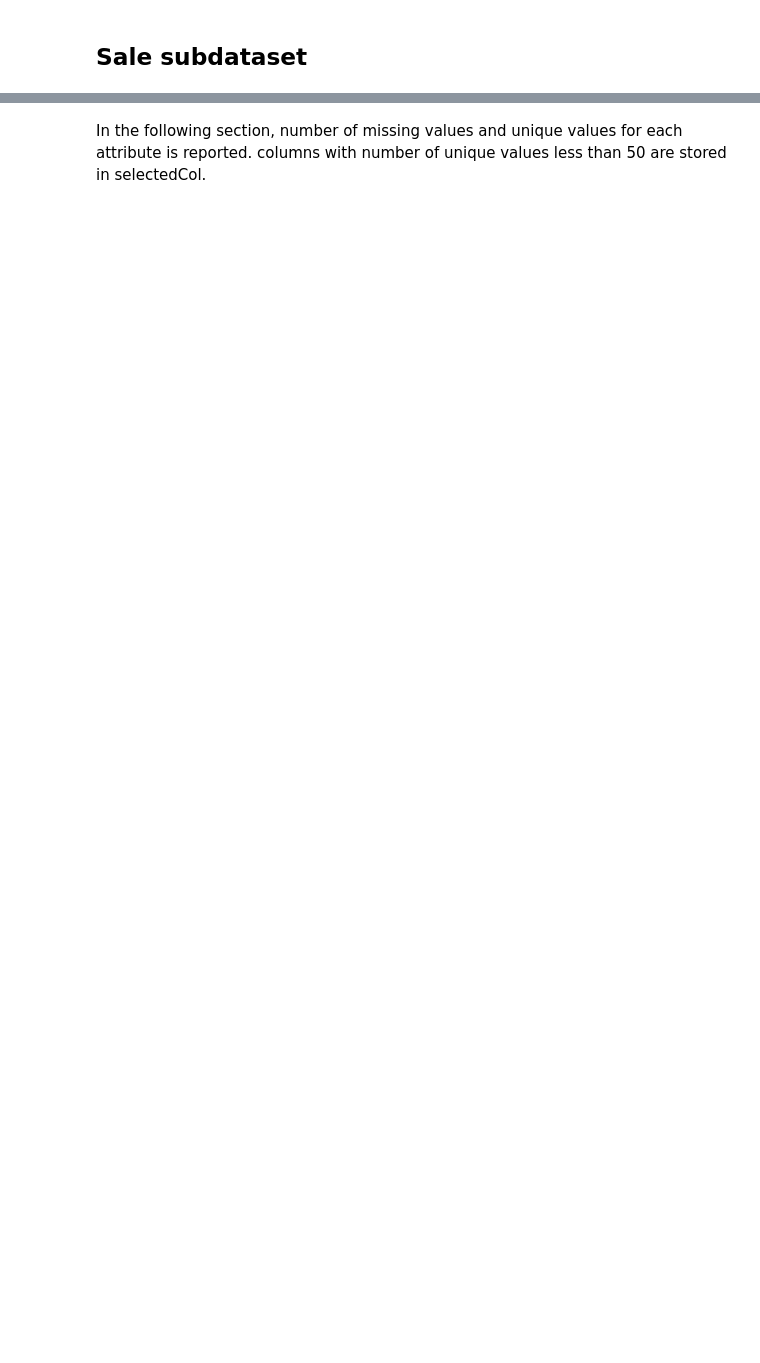
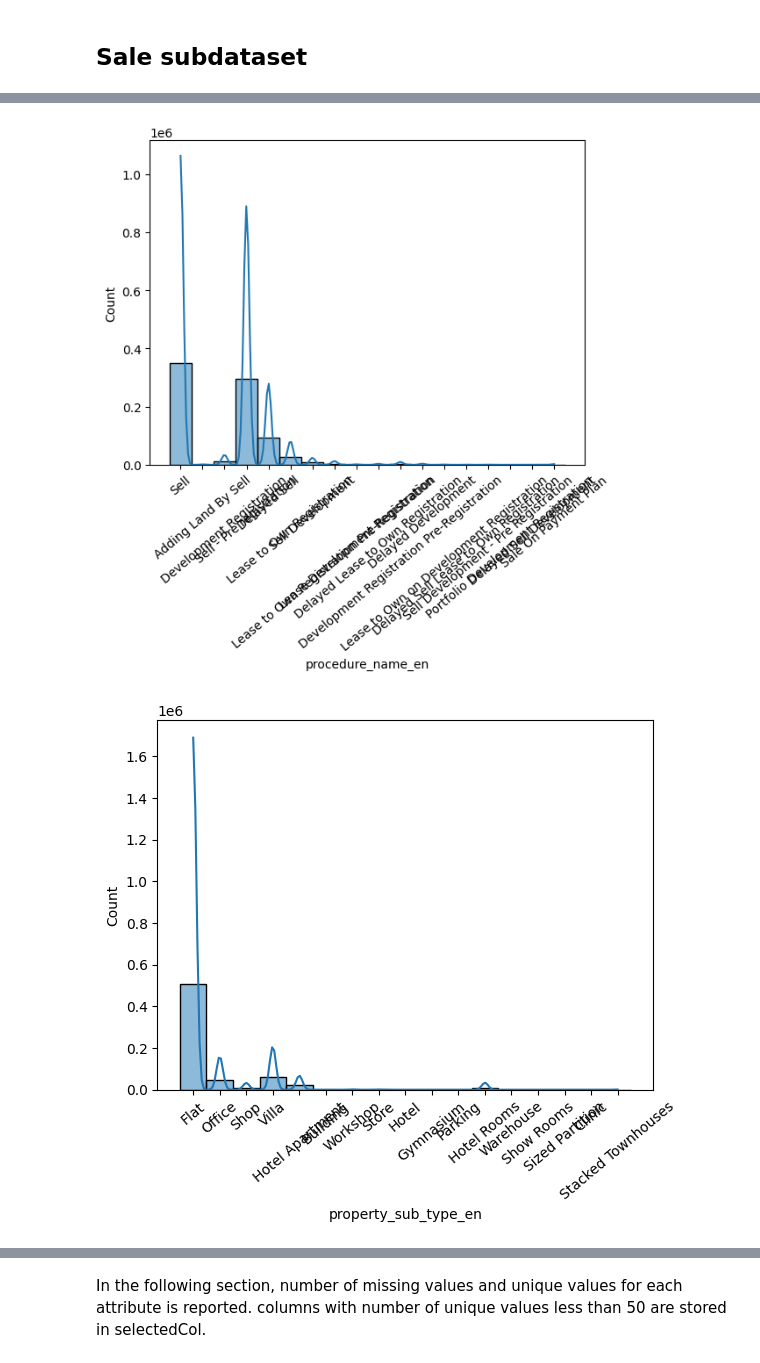
Before and after one commit to vagabondboffin/EDAProject, a Jupyter notebook: DAProject_May7th.ipynb, the cells around one changed output, grey strips where cells are left out. Drawn from its saved outputs; the diff is of its cells as text; code cells hidden in the pictures; blank space fills up the shorter version.

```diff
--- a/DAProject_May7th.ipynb
+++ b/DAProject_May7th.ipynb
@@ -42,2 +47,43 @@ dfMortgages = data[data['trans_group_en'] == 'Mortgages']
+# %%
+#data = data.iloc[: , 1:]
+data = data.drop(columns = ['Unnamed: 0_y', 'CPI_Multiplier', 'rate'], inplace = True)
+# %%
+def subsetting(dataset, transGroupName):
+  subdataset = dataset[dataset['trans_group_en'] == transGroupName]
+  return subdataset
+
+
+def findLessDiverseFeatures(dataset, boundry = 50):
+  lessDiverseCols = []
+  moreDiverseCols = []
+  for column in dataset:
+    numRow = dataset.shape[0]
+    print(f'attribute name: {column}')
+    row = dataset[column]
+    print(f' number of missing values: {numRow - row.count()}')
+    #print(f' percentage of missing values: {(numRow - row.count()) / numRow}')
+    print(f' number of unique values: {row.nunique()}')
+    print('+++++++++++++++++++++++++++++++++++++++++++++')
+    if row.nunique() < boundry:
+      if row.nunique() <= 10:
+        lessDiverseCols.append(column)
+      else:
+        moreDiverseCols.append(column)
+  lessDiverseCols.remove('trans_group_en')
+  #lessDiverseCols.remove('meter_rent_price')
+  return lessDiverseCols, moreDiverseCols
+
+def piechartDistro(dataset, featureName):
+  df = dataset.groupby([featureName])[featureName].count().reset_index(name='count')
+  fig = px.pie(df, values='count', names=featureName, title=f"{featureName} Distribution")
+  fig.show()
+
+def histogramDistro(dataset, featureName):
+  viz = sns.histplot(data = dataset, x = featureName, kde = True)
+  viz.set_xticklabels(viz.get_xticklabels(), rotation = 40)
+  plt.show()
 # %% [markdown]
 ## Sale subdataset
+# %%
+dfSales = subsetting(data, 'Sales')
+lessDiverseCols, moreDiverseCols = findLessDiverseFeatures(dfSales)
@@ -43,0 +108,7 @@ dfMortgages = data[data['trans_group_en'] == 'Mortgages']
+# %%
+for i, feature in enumerate(moreDiverseCols):
+  plt.figure(i)
+  histogramDistro(dfSales, feature)
+# %% [output]
+[figure, added]
+[figure, added]
```
Also changed, not shown: parts of 17 cells of this notebook.
